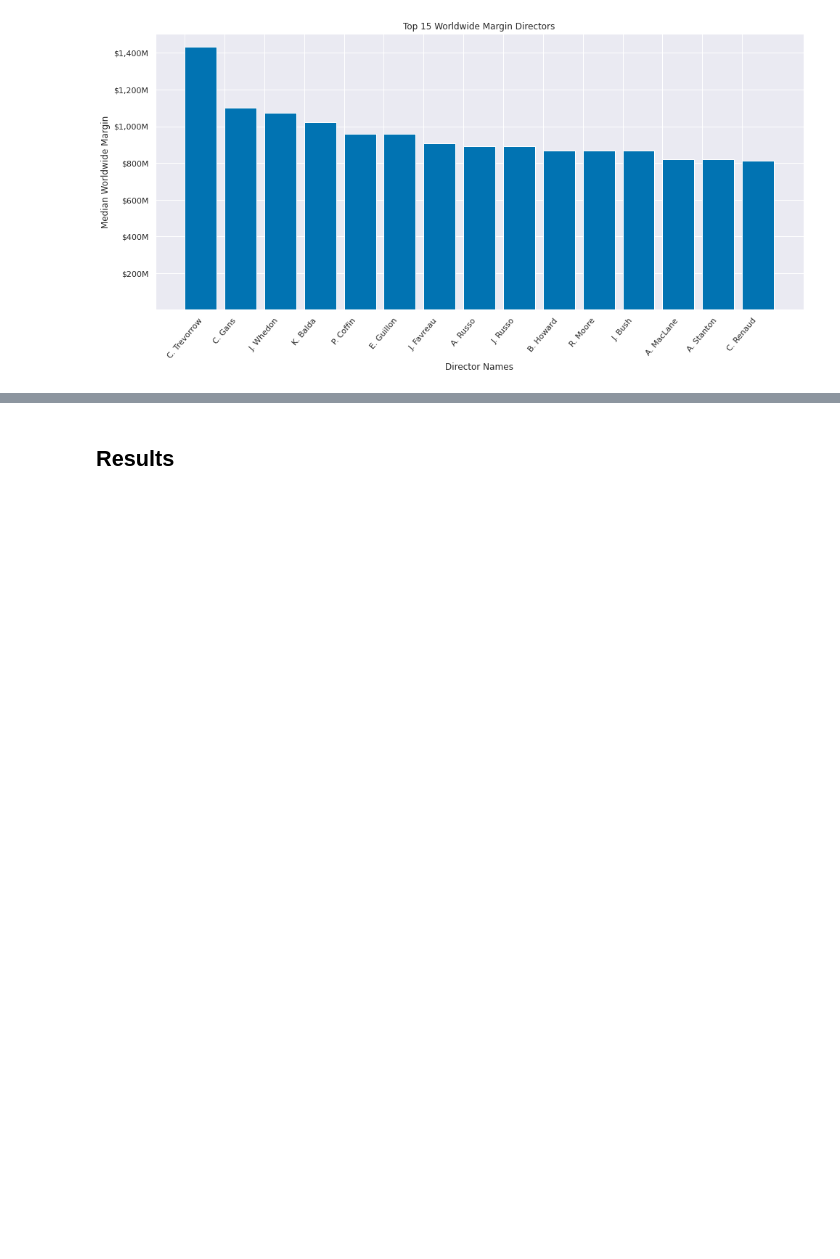
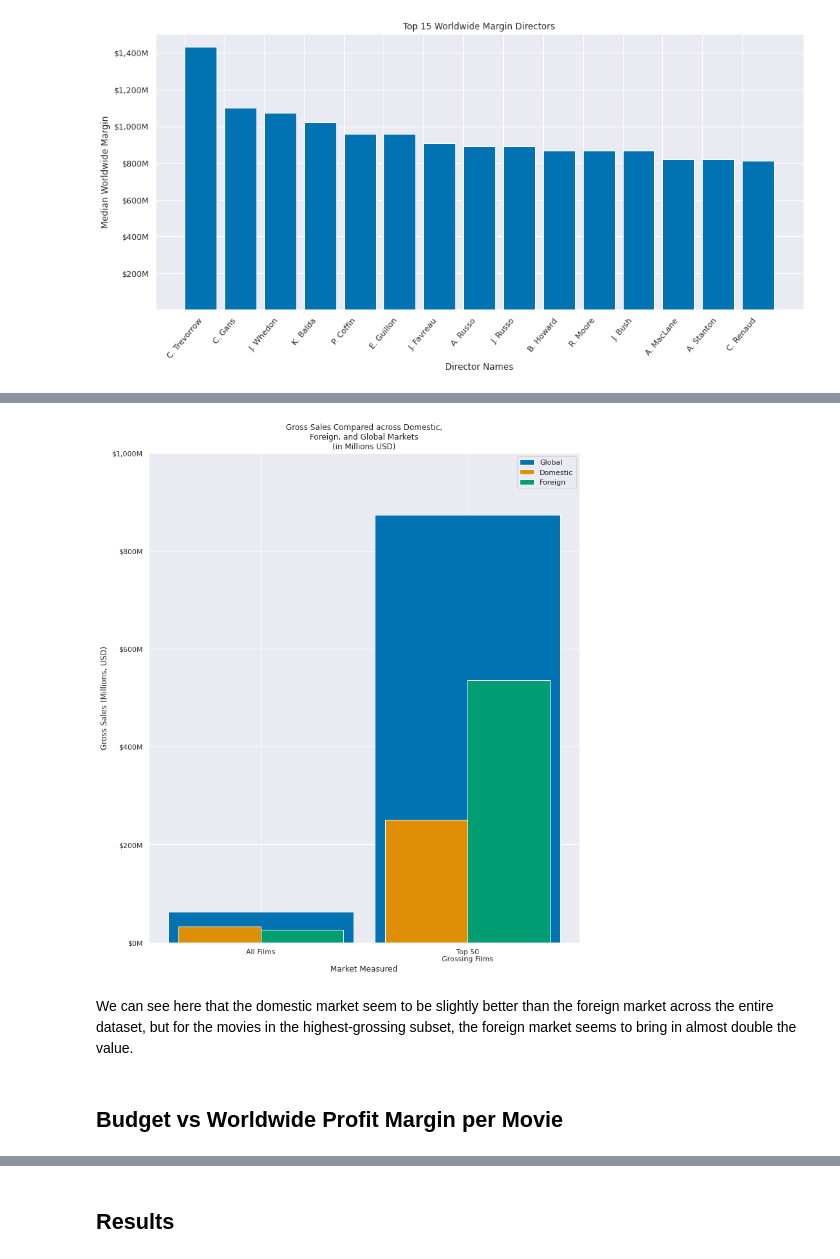
Before and after one commit to ParkedHampster/MS_Studios-Phase_1, a Jupyter notebook: index.ipynb, the cells around one changed output, grey strips where cells are left out. Cells and saved outputs as stored; diff of their text form; code cells hidden in the pictures; blank space fills up the shorter version.

Commit message:
add image for README, add changes to index.ipynb for visuals, modified some explanations to better align with overall verbage and reflect data more accurately

```diff
--- a/index.ipynb
+++ b/index.ipynb
@@ -380,0 +301,41 @@ The scatter plot shows a slight positive correlation for production budget and w
+# %%
+fig, ax = plt.subplots(figsize = (12,14))
+sns.set_palette('colorblind')
+
+x = ['All Films','Top 50\nGrossing Films']
+_y_ticks = [(value * 10**8) for value in range(0,10+1,2)]
+
+ax.bar(
+    x=x,
+    height=list(market_focus['worldwide'].values()),
+    width=-0.9,
+    align='center'
+)
+ax.bar(
+    x=x,
+    height=list(market_focus['domestic'].values()),
+    width=-0.4,
+    align='edge'
+)
+ax.bar(
+    x=x,
+    height=list(market_focus['foreign'].values()),
+    width=0.4,
+    align='edge'
+)
+
+ax.set(
+    title="Gross Sales Compared across Domestic,\nForeign, and Global Markets\n(in Millions USD)",
+    xlabel="Market Measured",
+    ylabel="Gross Sales (Millions, USD)",
+    yticks=_y_ticks,
+    yticklabels = [f'${int(x/1000000):,}M' for x in _y_ticks]
+)
+ax.legend(['Global','Domestic','Foreign'], loc="upper left")
+plt.rc('font', size = 25)
+# %% [output]
+[figure, added]
+# %% [markdown]
+We can see here that the domestic market seem to be slightly better than the foreign market across the entire dataset, but for the movies in the highest-grossing subset, the foreign market seems to bring in almost double the value.
+# %% [markdown]
+## Budget vs Worldwide Profit Margin per Movie
```
Also changed, not shown: parts of 21 cells of this notebook, 2 other files.
